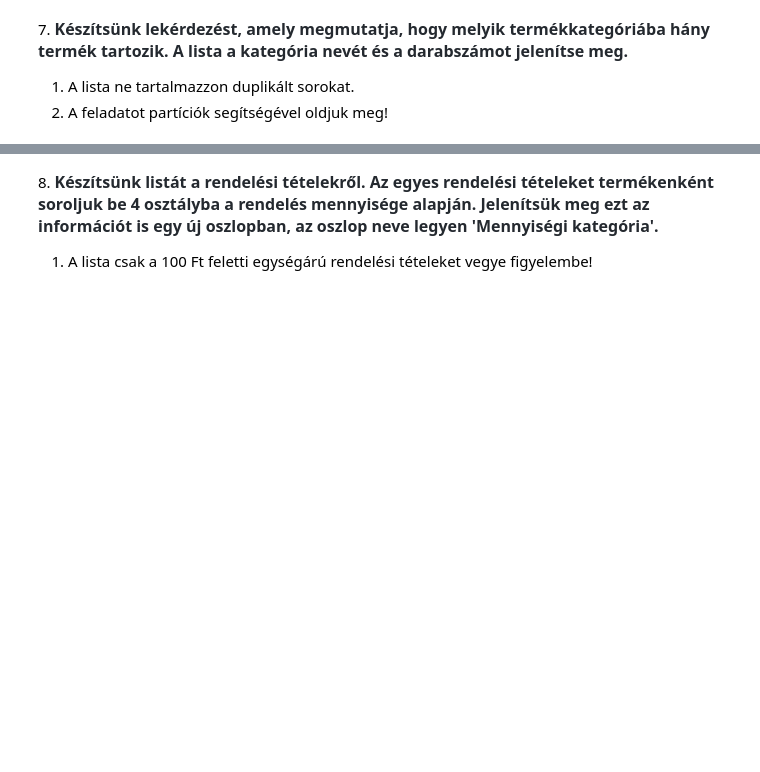
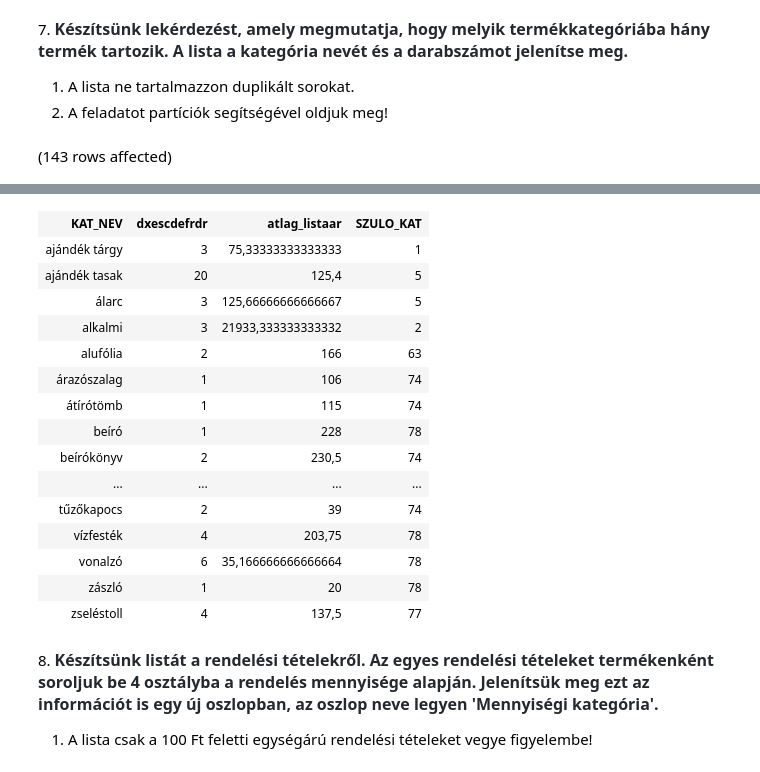
Before and after one commit to malomka/sqlgyak03, a Jupyter notebook: gyakorlat05_feladatok.ipynb, the cells around one changed output, grey strips where cells are left out. Saved outputs shown, nothing was run; the diff lists cells and outputs as text; code cells hidden in the pictures; blank space fills up the shorter version.

```diff
--- a/gyakorlat05_feladatok.ipynb
+++ b/gyakorlat05_feladatok.ipynb
@@ -50,3 +80,14 @@ Total execution time: 00:00:00.019
 
 1. A lista ne tartalmazzon duplikált sorokat.
 2. A feladatot partíciók segítségével oldjuk meg!
+# %%
+SELECT
+        distinct TK.KAT_NEV,
+        COUNT(*) over(PARTITION BY tk.kat_nev) AS 'dxescdefrdr',
+        AVG(t.LISTAAR) OVER(PARTITION BY tk.kat_nev) as 'atlag_listaar',
+        tk.SZULO_KAT
+FROM Termek t
+        JOIN Termekkategoria tk ON t.KAT_ID = tk.KAT_ID
+--GROUP BY TK.KAT_NEV
+# %% [output]
+(143 rows affected)
@@ -53,3 +95,19 @@ Total execution time: 00:00:00.019
+| KAT_NEV | dxescdefrdr | atlag_listaar | SZULO_KAT |
+| ajándék tárgy | 3 | 75,33333333333333 | 1 |
+| ajándék tasak | 20 | 125,4 | 5 |
+| álarc | 3 | 125,66666666666667 | 5 |
+| alkalmi | 3 | 21933,333333333332 | 2 |
+| alufólia | 2 | 166 | 63 |
+| árazószalag | 1 | 106 | 74 |
+| átírótömb | 1 | 115 | 74 |
+| beíró | 1 | 228 | 78 |
+| beírókönyv | 2 | 230,5 | 74 |
+| ... | ... | ... | ... |
+| tűzőkapocs | 2 | 39 | 74 |
+| vízfesték | 4 | 203,75 | 78 |
+| vonalzó | 6 | 35,166666666666664 | 78 |
+| zászló | 1 | 20 | 78 |
+| zseléstoll | 4 | 137,5 | 77 |
 # %% [markdown]
 8. <span style="font-weight: 600; color: rgb(36, 41, 47); font-family: -apple-system, BlinkMacSystemFont, &quot;Segoe UI&quot;, Helvetica, Arial, sans-serif, &quot;Apple Color Emoji&quot;, &quot;Segoe UI Emoji&quot;; font-size: 16px;">Készítsünk listát a rendelési tételekről. Az egyes rendelési tételeket termékenként soroljuk be 4 osztályba a rendelés mennyisége alapján. Jelenítsük meg ezt az információt is egy új oszlopban, az oszlop neve legyen 'Mennyiségi kategória'.</span>
 
```
Also changed, not shown: parts of 2 cells of this notebook.
